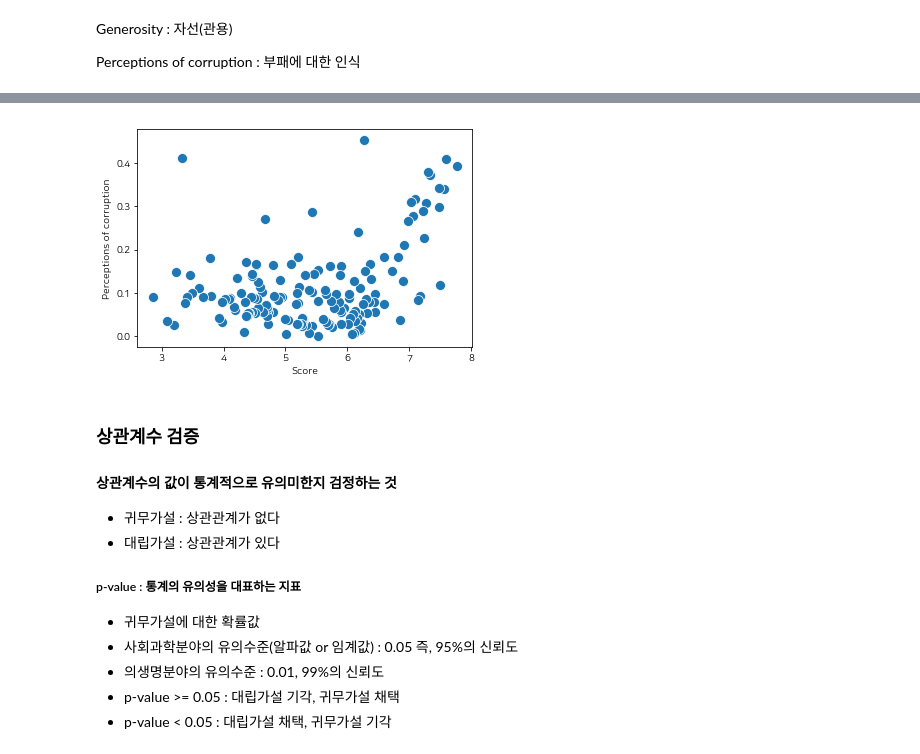
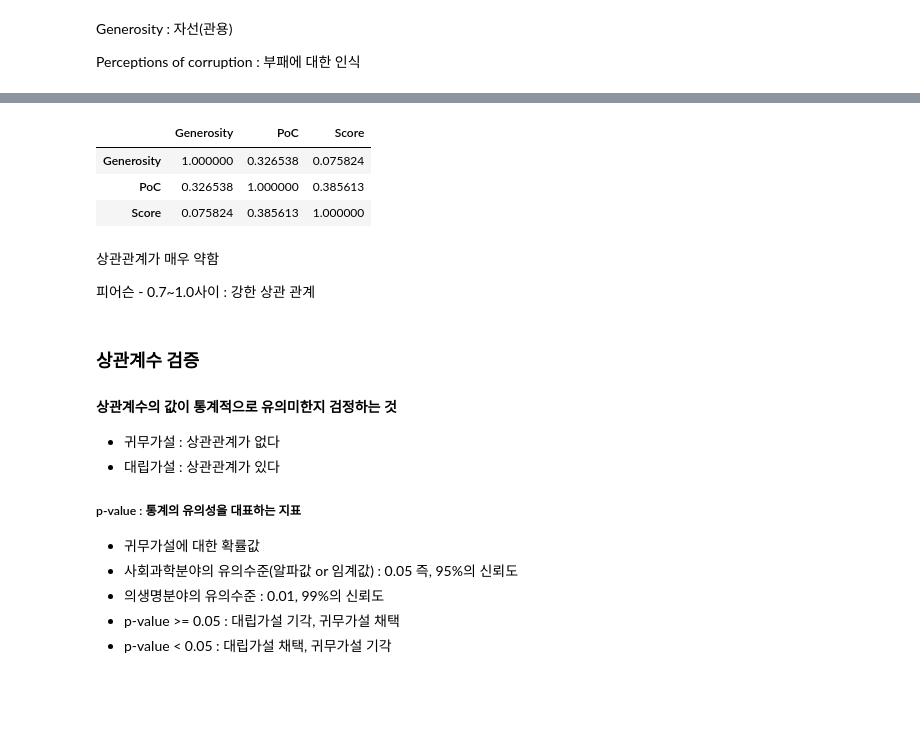
Before and after one commit to sohyeondian/Happiness, a Jupyter notebook: 01. Genorosity and Perceptions of corruption.ipynb, the cells around one changed output, grey strips where cells are left out. Cells and saved outputs as stored; diff of their text form; code cells hidden in the pictures; blank space fills up the shorter version.

```diff
--- a/01. Genorosity and Perceptions of corruption.ipynb
+++ b/01. Genorosity and Perceptions of corruption.ipynb
@@ -100,14 +69,16 @@ Warnings:
-# %%
-import seaborn as sns
-
-sns.scatterplot(x='Score',
-                y='Perceptions of corruption',
-                s=100, # marker size
-                data=happiness)
-
-plt.show()
-# %% [output]
-[figure, removed]
+# %%
+# 상관계수
+corr = happiness[['Generosity', 'PoC', 'Score']].corr(method='pearson')
+corr
+# %% [output]
+|  | Generosity | PoC | Score |
+| Generosity | 1.000000 | 0.326538 | 0.075824 |
+| PoC | 0.326538 | 1.000000 | 0.385613 |
+| Score | 0.075824 | 0.385613 | 1.000000 |
+# %% [markdown]
+상관관계가 매우 약함
+
+피어슨 - 0.7~1.0사이 : 강한 상관 관계
 # %% [markdown]
 ### 상관계수 검증
 #### 상관계수의 값이 통계적으로 유의미한지 검정하는 것
```
Also changed, not shown: parts of 10 cells of this notebook.
